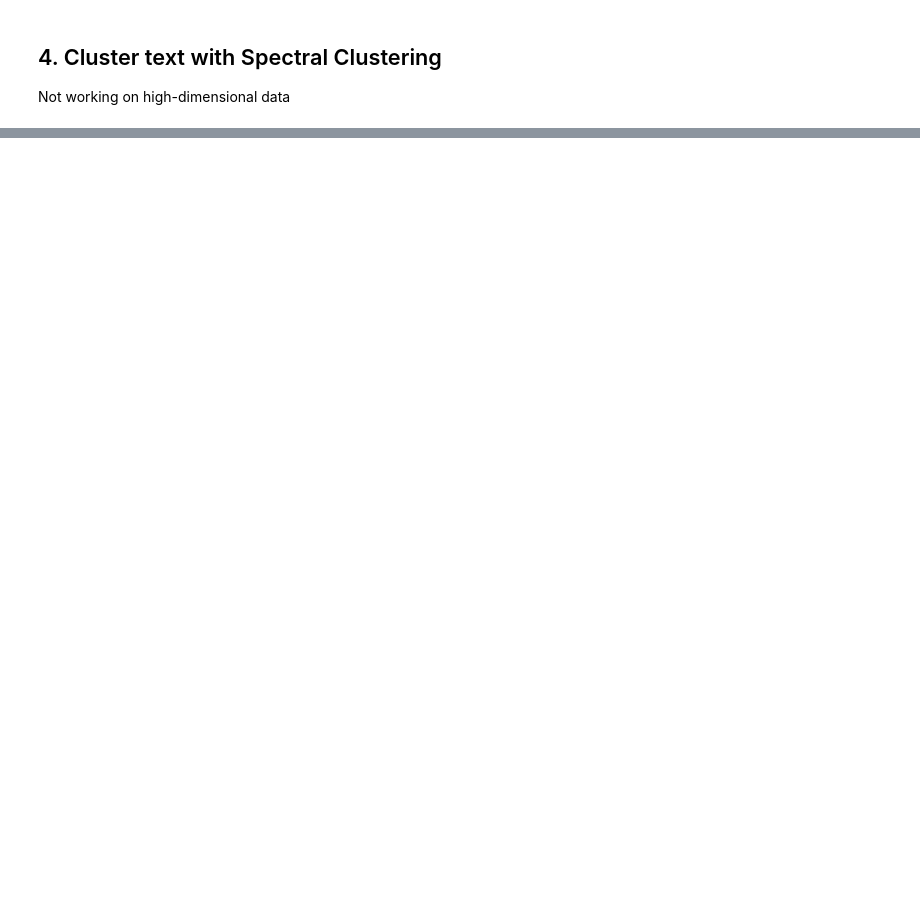
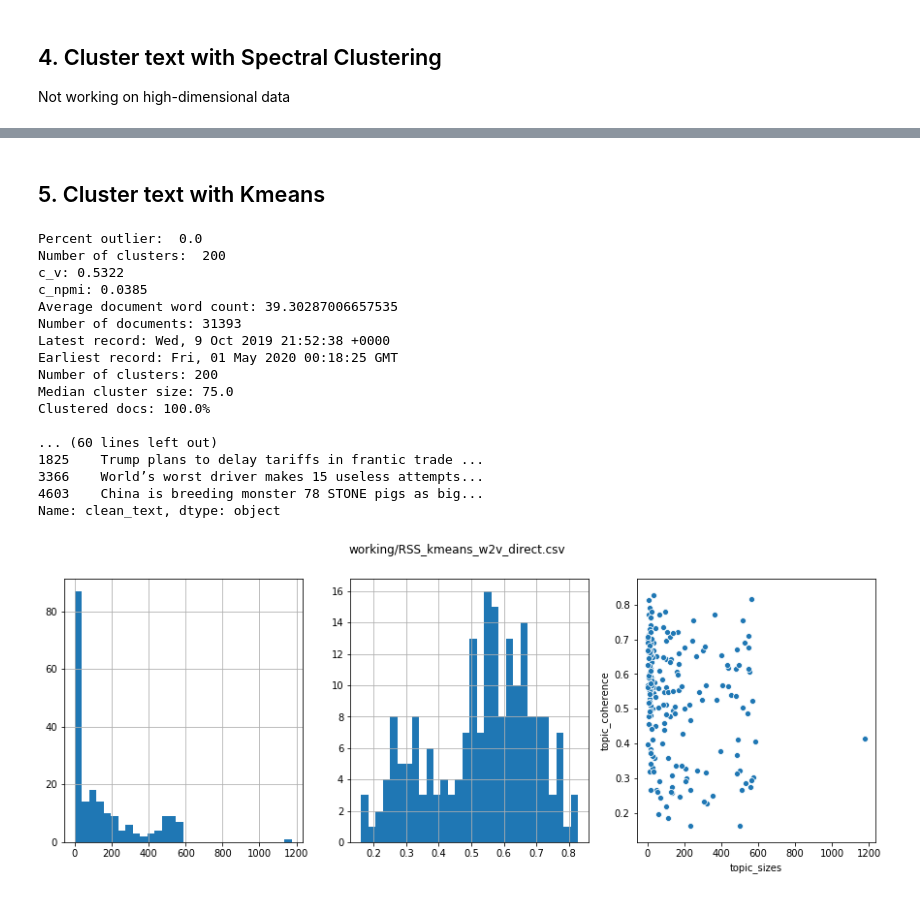
Before and after one commit to MartinChrisWood/news_crow, a Jupyter notebook: 02_topic_pipeline_HDBSCAN.ipynb, the cells around one changed output, grey strips where cells are left out. Drawn from its saved outputs; the diff is of its cells as text; code cells hidden in the pictures; blank space fills up the shorter version.

```diff
--- a/02_topic_pipeline_HDBSCAN.ipynb
+++ b/02_topic_pipeline_HDBSCAN.ipynb
@@ -271,4 +283,0 @@ from sklearn.metrics.pairwise import cosine_similarity
-# %%
-# Create an adjacency matrix from cosine distances between document vectors
-embeddings_array = np.vstack(vectors)
-adjacencies = cosine_similarity(embeddings_array)
@@ -282,7 +283,0 @@ pd.Series(labels).value_counts()
-# %%
-from sklearn.cluster import AffinityPropagation
-
-ap = AffinityPropagation()
-ap.fit(embeddings_array)
-labels = ap.labels_
-pd.Series(labels).value_counts()
@@ -303,0 +304,50 @@ array=[-0.09678844 -0.04914731 -0.0918996   0.03148106  0.00692426  0.02474998
+# %% [markdown]
+## 5. Cluster text with Kmeans
+# %%
+#from nltk.cluster.kmeans import KMeansClusterer
+from sklearn.cluster import KMeans
+
+#kmc = KMeansClusterer(num_means=60, distance=cosine_similarity)
+#clusters = kmc.cluster(embeddings_array, True, trace=True)
+#clusters
+
+kmeans = KMeans(n_clusters=200, random_state=0).fit(embeddings_array)
+
+# Diagnostic - calculate percentage of records assigned "outlier"
+print("Percent outlier: ", 100.0 * sum(kmeans.labels_ == -1) / kmeans.labels_.shape[0])
+
+# number of clusters created
+print("Number of clusters: ", len(pd.unique(kmeans.labels_)))
+
+# Record cluster each was assigned to
+corpus['cluster'] = kmeans.labels_
+
+# Record the reverse of outlier score (therefore, higher number = higher certainty of membership)
+corpus['score'] = 1.0
+
+# If cluster is smaller than minimum limit, designate as outlier
+cs_lookup = corpus['cluster'].value_counts().to_dict()
+corpus['cluster'] = corpus['cluster'].apply(lambda x: -1 if (cs_lookup[x] < 5) else x)
+
+corpus.to_csv("working/RSS_kmeans_w2v_direct.csv", index=False)
+
+coherences = helper.report_corpus_model_coherence("working/RSS_kmeans_w2v_direct.csv")
+# %% [output]
+Percent outlier:  0.0
+Number of clusters:  200
+c_v: 0.5322
+c_npmi: 0.0385
+Average document word count: 39.30287006657535
+Number of documents: 31393
+Latest record: Wed, 9 Oct 2019 21:52:38 +0000
+Earliest record: Fri, 01 May 2020 00:18:25 GMT
+Number of clusters: 200
+Median cluster size: 75.0
+Clustered docs: 100.0%
+
+... (60 lines left out)
+1825    Trump plans to delay tariffs in frantic trade ...
+3366    World’s worst driver makes 15 useless attempts...
+4603    China is breeding monster 78 STONE pigs as big...
+Name: clean_text, dtype: object
+[figure, added]
```
Also changed, not shown: parts of 20 cells of this notebook, 12 other files.
